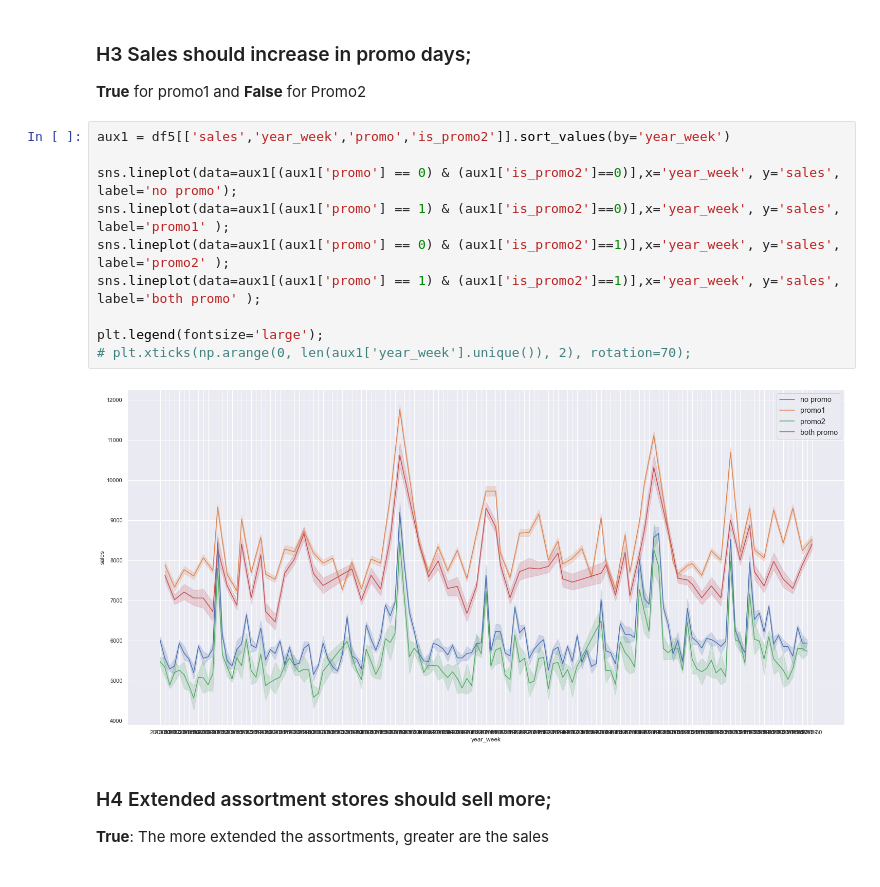
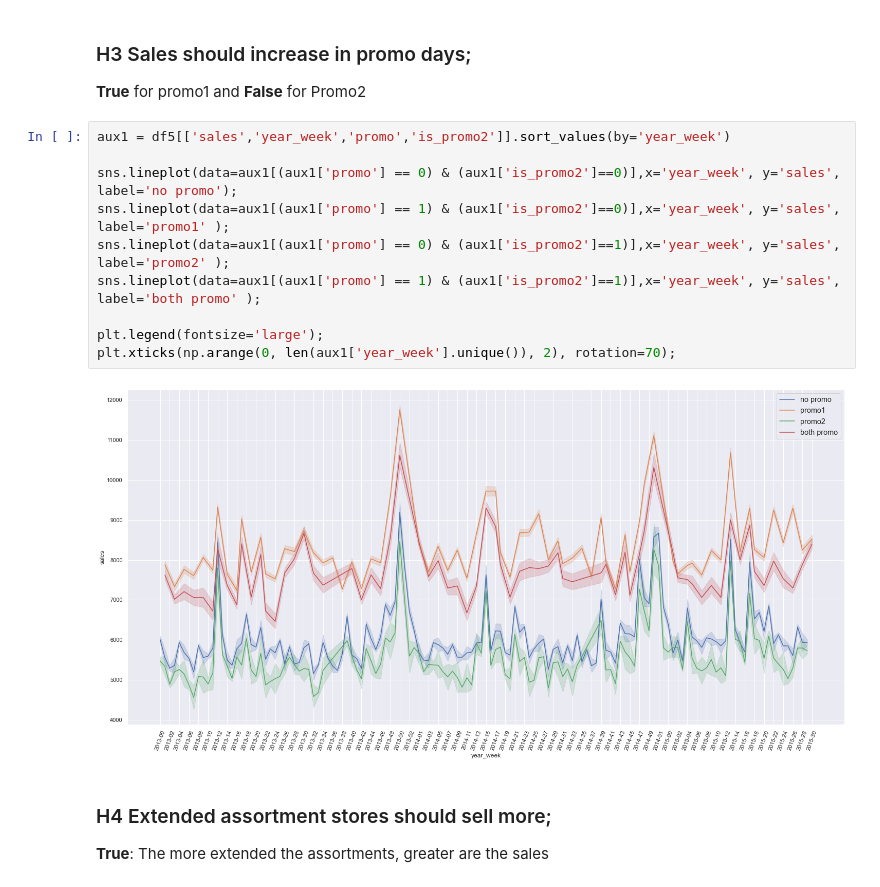
Before and after one commit to rafael-asousa/Sales-Prediction, a Jupyter notebook: notebook/Notebook-Sales-Prediction.ipynb, the cells around one changed output. Drawn from its saved outputs; the diff is of its cells as text.

```diff
--- a/notebook/Notebook-Sales-Prediction.ipynb
+++ b/notebook/Notebook-Sales-Prediction.ipynb
@@ -515,15 +528,15 @@ sns.barplot(x='month',y='sales',data= aux1 );
 # %%
 aux1 = df5[['sales','year_week','promo','is_promo2']].sort_values(by='year_week')
 
 sns.lineplot(data=aux1[(aux1['promo'] == 0) & (aux1['is_promo2']==0)],x='year_week', y='sales', label='no promo');
 sns.lineplot(data=aux1[(aux1['promo'] == 1) & (aux1['is_promo2']==0)],x='year_week', y='sales', label='promo1' );
 sns.lineplot(data=aux1[(aux1['promo'] == 0) & (aux1['is_promo2']==1)],x='year_week', y='sales', label='promo2' );
 sns.lineplot(data=aux1[(aux1['promo'] == 1) & (aux1['is_promo2']==1)],x='year_week', y='sales', label='both promo' );
 
 plt.legend(fontsize='large');
-# plt.xticks(np.arange(0, len(aux1['year_week'].unique()), 2), rotation=70);
+plt.xticks(np.arange(0, len(aux1['year_week'].unique()), 2), rotation=70);
 # %% [output]
-[figure, old version]
+[figure, new version]
 # %% [markdown]
 ### H4 Extended assortment stores should sell more;
 **True**: The more extended the assortments, greater are the sales
```
Also changed, not shown: parts of 6 cells of this notebook.
